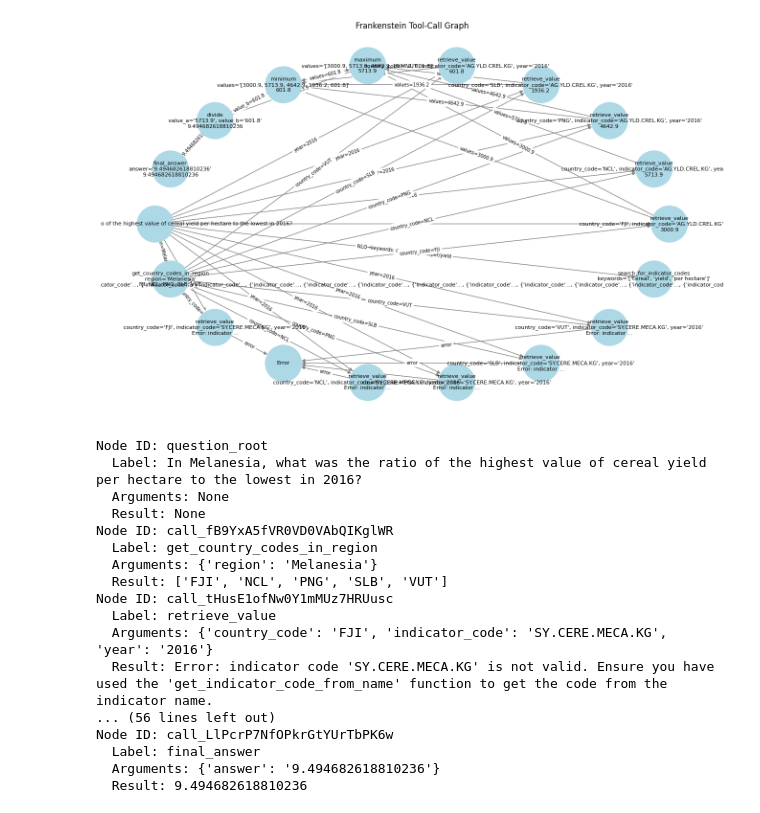
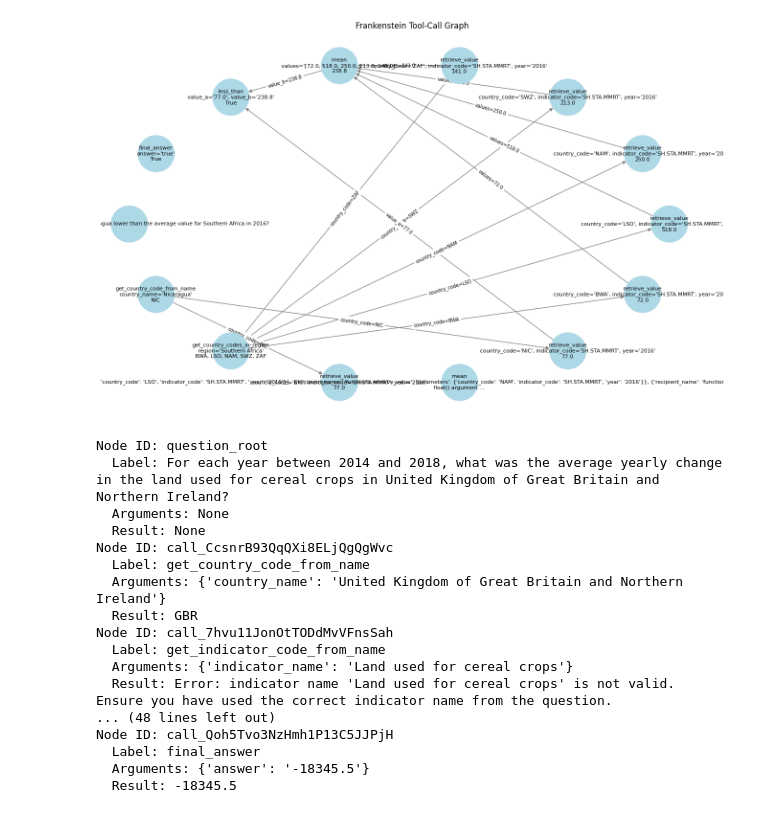
Before and after one commit to njf0/frankenstein, a Jupyter notebook: eval/graph.ipynb, the cells around one changed output. Cells and saved outputs as stored; diff of their text form; code cells hidden in the pictures.

```diff
--- a/eval/graph.ipynb
+++ b/eval/graph.ipynb
@@ -1,25 +1,25 @@
 # %%
 import logging
 import os
 import sys
 
 import networkx as nx
 import pandas as pd
 
 # In Jupyter, __file__ is not defined, so use the current working directory
 sys.path.insert(0, os.path.abspath(os.path.join(os.getcwd(), '..')))
 from frankenstein.graph import FrankensteinGraph
 
 # Suppress all logging from FrankensteinGraph and its dependencies
 logging.getLogger().setLevel(logging.ERROR)
 
 df = pd.read_json('../eval/runs/gpt-4o-mini_answerable-full.jsonl', orient='records', lines=True)
 
-G = FrankensteinGraph(df.iloc[3])
+G = FrankensteinGraph(df.iloc[40])
 # G.draw_pretty()
 G.draw('shell')
 # %% [output]
-[figure, old version]
+[figure, new version]
 # %%
 for node_id, attrs in G.nodes(data=True):
     print(f'Node ID: {node_id}')
@@ -28,22 +28,22 @@ for node_id, attrs in G.nodes(data=True):
     print(f'  Result: {attrs.get("result")}')
 # %% [output]
 Node ID: question_root
-  Label: In Melanesia, what was the ratio of the highest value of cereal yield per hectare to the lowest in 2016?
+  Label: For each year between 2014 and 2018, what was the average yearly change in the land used for cereal crops in United Kingdom of Great Britain and Northern Ireland?
   Arguments: None
   Result: None
-Node ID: call_fB9YxA5fVR0VD0VAbQIKglWR
-  Label: get_country_codes_in_region
-  Arguments: {'region': 'Melanesia'}
-  Result: ['FJI', 'NCL', 'PNG', 'SLB', 'VUT']
-Node ID: call_tHusE1ofNw0Y1mMUz7HRUusc
-  Label: retrieve_value
-  Arguments: {'country_code': 'FJI', 'indicator_code': 'SY.CERE.MECA.KG', 'year': '2016'}
-  Result: Error: indicator code 'SY.CERE.MECA.KG' is not valid. Ensure you have used the 'get_indicator_code_from_name' function to get the code from the indicator name.
-... (56 lines left out)
-Node ID: call_LlPcrP7NfOPkrGtYUrTbPK6w
+Node ID: call_CcsnrB93QqQXi8ELjQgQgWvc
+  Label: get_country_code_from_name
+  Arguments: {'country_name': 'United Kingdom of Great Britain and Northern Ireland'}
+  Result: GBR
+Node ID: call_7hvu11JonOtTODdMvVFnsSah
+  Label: get_indicator_code_from_name
+  Arguments: {'indicator_name': 'Land used for cereal crops'}
+  Result: Error: indicator name 'Land used for cereal crops' is not valid. Ensure you have used the correct indicator name from the question.
+... (48 lines left out)
+Node ID: call_Qoh5Tvo3NzHmh1P13C5JJPjH
   Label: final_answer
-  Arguments: {'answer': '9.494682618810236'}
-  Result: 9.494682618810236
+  Arguments: {'answer': '-18345.5'}
+  Result: -18345.5
 # %%
 def nodes_not_on_path(
     graph: FrankensteinGraph,
```
Also changed, not shown: parts of 1 cell of this notebook, 7 other files.
